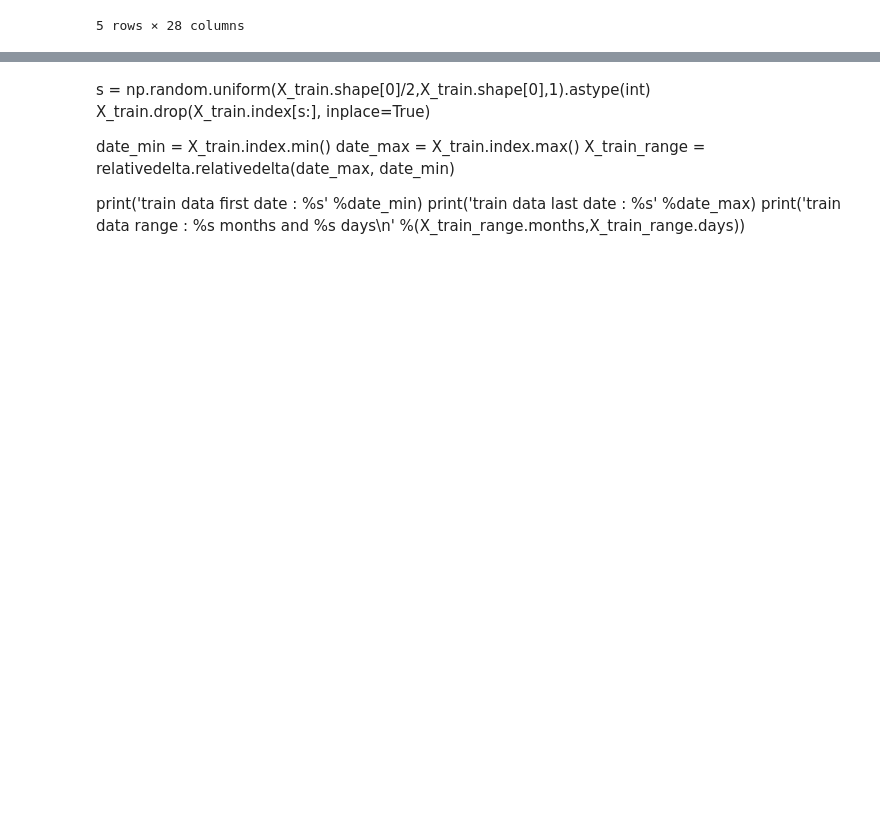
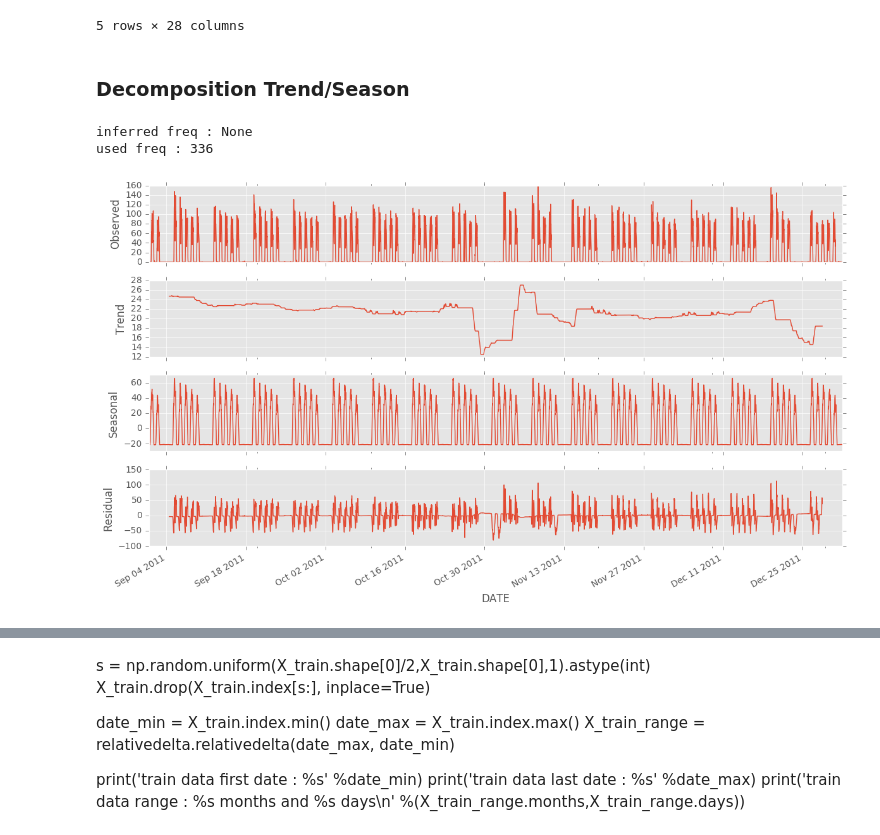
Before and after one commit to GRichard513/AxaChallenge, a Jupyter notebook: Projet_Axa_Antoine.ipynb, the cells around one changed output, grey strips where cells are left out. Cells and saved outputs as stored; diff of their text form; code cells hidden in the pictures; blank space fills up the shorter version.

```diff
--- a/Projet_Axa_Antoine.ipynb
+++ b/Projet_Axa_Antoine.ipynb
@@ -24,9 +28,11 @@ cal = France()
 # %% [markdown]
 ## Loading data
 # %%
+# create DataFrame with public holliday in France for years 2011, 2012, 2013, 2014
 holiday_map = pd.DataFrame()
 for year in [2011,2012,2013,2014]:
-    holiday_map_temp = pd.DataFrame(cal.holidays(year))
+    holid
+    ay_map_temp = pd.DataFrame(cal.holidays(year))
     holiday_map_temp = holiday_map_temp.set_index([0])
     holiday_map = pd.concat([holiday_map, holiday_map_temp], ignore_index=False)
-holiday_map.head()
+# holiday_map.head()
@@ -91,4 +93,32 @@ y_df.head()
 | 2011-01-01 01:30:00 | 0.0 | 0.0 | 0.0 | 21.0 | 0.0 | 0.0 | 0.0 | ... |
 | 2011-01-01 02:00:00 | 0.0 | 0.0 | 0.0 | 28.0 | 0.0 | 0.0 | 2.0 | ... |
 5 rows × 28 columns
+# %% [markdown]
+### Decomposition Trend/Season
+# %%
+# trying to infer frequence (not working)
+inferred_freq = y_df.index.inferred_freq
+used_freq = 336
+print('inferred freq : %s' %inferred_freq)
+print('used freq : %s' %used_freq)
+
+
+# seasonal decomposition
+y_df.Nuit.interpolate(inplace=True)
+decomposition = sm.tsa.seasonal_decompose(y_df['2011-09':'2011-12'].CAT, freq=used_freq)
+
+trend = decomposition.trend
+seasonal = decomposition.seasonal
+residual = decomposition.resid
+
+# plot trend, season, resid
+fig = decomposition.plot()
+fig.set_size_inches(12, 7)
+fig.tight_layout()
+plt.style.use('ggplot')
+plt.show()
+# %% [output]
+inferred freq : None
+used freq : 336
+[figure, added]
 # %%
```
Also changed, not shown: parts of 14 cells of this notebook.
